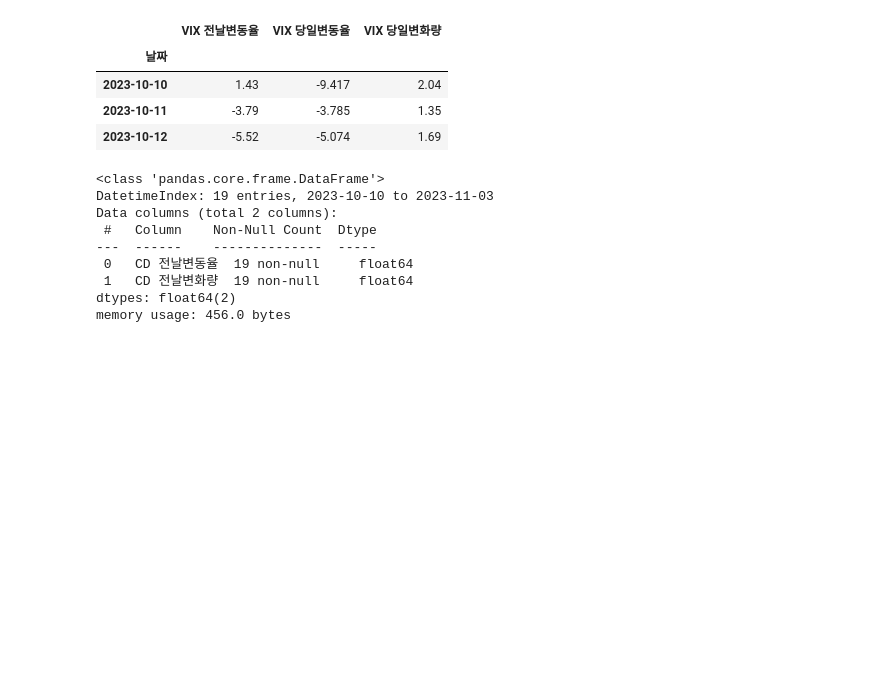
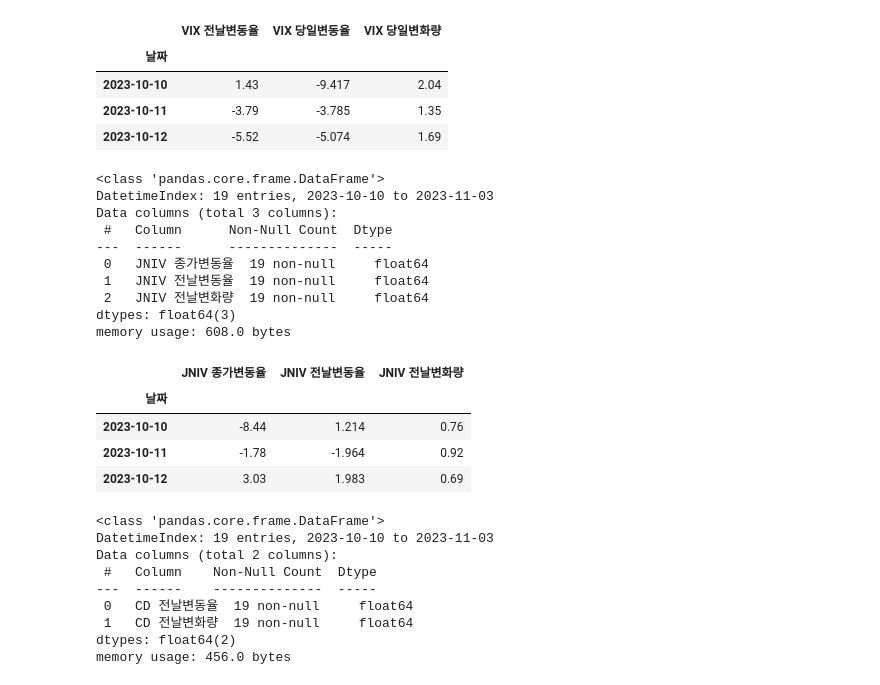
Before and after one commit to jyoooonh/Project1_sample, a Jupyter notebook: dataset/test_feature_2month.ipynb, the cells around one changed output. Drawn from its saved outputs; the diff is of its cells as text; code cells hidden in the pictures; blank space fills up the shorter version.

```diff
--- a/dataset/test_feature_2month.ipynb
+++ b/dataset/test_feature_2month.ipynb
@@ -235,14 +235,30 @@ memory usage: 608.0 bytes
 | 2023-10-11 | -3.79 | -3.785 | 1.35 |
 | 2023-10-12 | -5.52 | -5.074 | 1.69 |
 # %%
-###### jniv 가져오기
-# jniv = pd.read_csv('./test_feature/clean_feature/jniv.csv', index_col=0)
-# jniv['날짜'] = pd.to_datetime(jniv['날짜'])
-# jniv = jniv.set_index('날짜')
-# jniv.columns = ['JNIV 종가변동율', 'JNIV 전날변동율', 'JNIV 전날변화량']
-# feature_list.append(jniv)
-# jniv.info()
-# jniv.head(3)
+##### jniv 가져오기
+jniv = pd.read_csv('./test_feature/clean_feature/jniv.csv', index_col=0)
+jniv['날짜'] = pd.to_datetime(jniv['날짜'])
+jniv = jniv.set_index('날짜')
+jniv.columns = ['JNIV 종가변동율', 'JNIV 전날변동율', 'JNIV 전날변화량']
+feature_list.append(jniv)
+jniv.info()
+jniv.head(3)
+# %% [output]
+<class 'pandas.core.frame.DataFrame'>
+DatetimeIndex: 19 entries, 2023-10-10 to 2023-11-03
+Data columns (total 3 columns):
+ #   Column      Non-Null Count  Dtype
+---  ------      --------------  -----
+ 0   JNIV 종가변동율  19 non-null     float64
+ 1   JNIV 전날변동율  19 non-null     float64
+ 2   JNIV 전날변화량  19 non-null     float64
+dtypes: float64(3)
+memory usage: 608.0 bytes
+|  | JNIV 종가변동율 | JNIV 전날변동율 | JNIV 전날변화량 |
+| 날짜 |  |  |  |
+| 2023-10-10 | -8.44 | 1.214 | 0.76 |
+| 2023-10-11 | -1.78 | -1.964 | 0.92 |
+| 2023-10-12 | 3.03 | 1.983 | 0.69 |
 # %%
 ##### CD 금리 없음
 cd = pd.read_csv('./test_feature/clean_feature/cd.csv', index_col=0)
```
Also changed, not shown: parts of 3 cells of this notebook, 44 other files.
